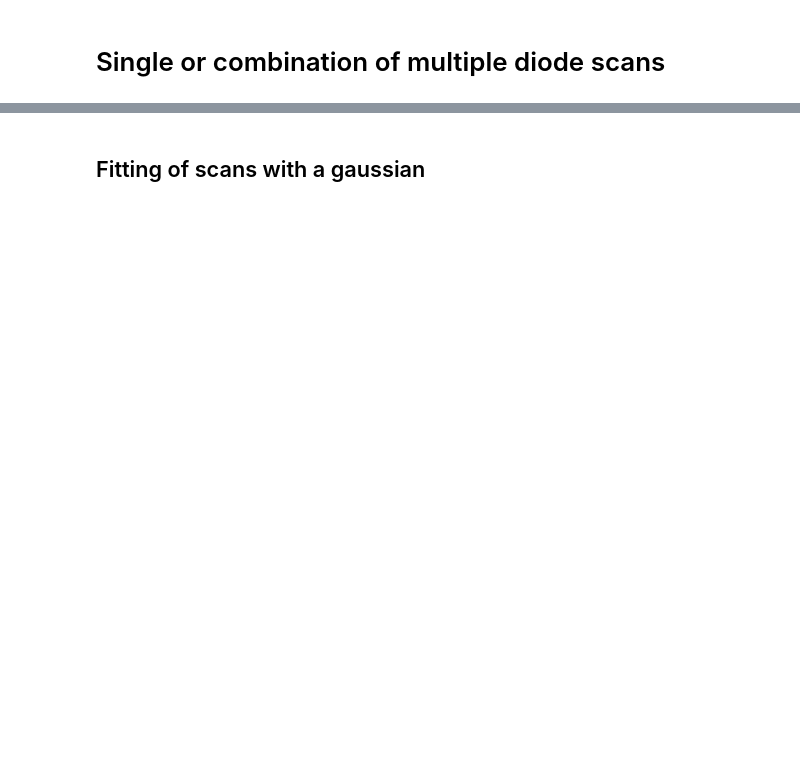
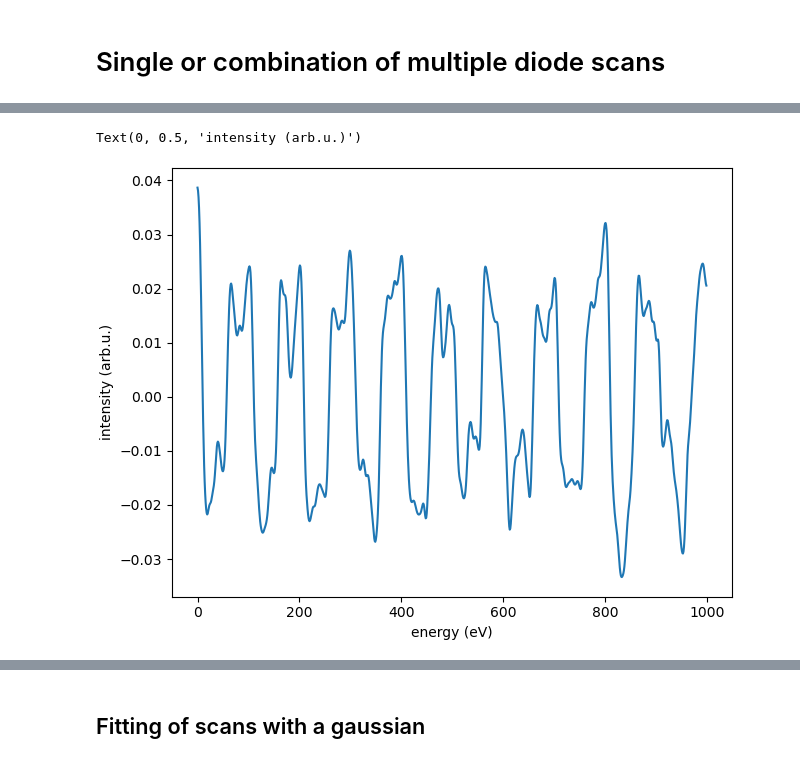
Before and after one commit to riccbatt/FTH-Phase-Retrieval-2609-SOLEIL-SEXTANTS, a Jupyter notebook: Diode_Scans.ipynb, the cells around one changed output, grey strips where cells are left out. Drawn from its saved outputs; the diff is of its cells as text; code cells hidden in the pictures; blank space fills up the shorter version.

```diff
--- a/Diode_Scans.ipynb
+++ b/Diode_Scans.ipynb
@@ -242,0 +331,10 @@ for i, scan_id in enumerate(scan_ids):
+# %%
+plt.figure()
+plt.plot( gaussian_filter1d(ydata[0], 3)-gaussian_filter1d(ydata[0], 30))
+#plt.plot(xdata[1], ydata[1], "o")
+plt.xlabel("energy (eV)")
+plt.ylabel("intensity (arb.u.)")
+#plt.axhline(711)
+# %% [output]
+Text(0, 0.5, 'intensity (arb.u.)')
+[figure, added]
```
Also changed, not shown: parts of 20 cells of this notebook, 4 other files.
